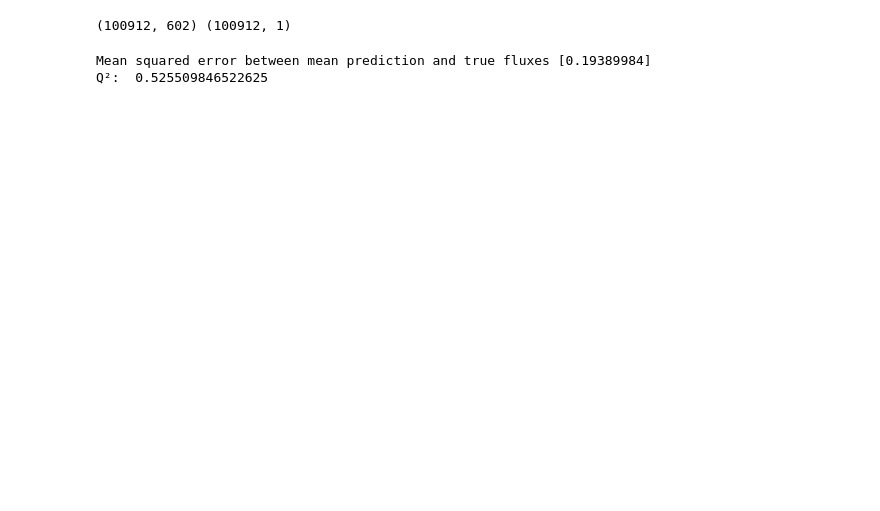
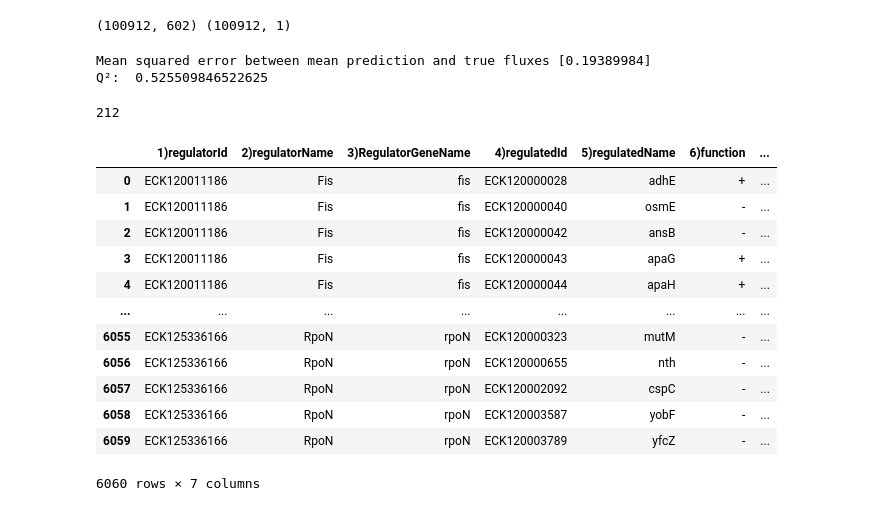
Before and after one commit to leonfaure/amn_benchmark, a Jupyter notebook: covert_2004/biolog.ipynb, the cells around one changed output. Cells and saved outputs as stored; diff of their text form; code cells hidden in the pictures; blank space fills up the shorter version.

```diff
--- a/covert_2004/biolog.ipynb
+++ b/covert_2004/biolog.ipynb
@@ -85,3 +88,26 @@ print("Q²: ", r2_score(Y, mean_xgb_pred))
 # %% [output]
 Mean squared error between mean prediction and true fluxes [0.19389984]
 Q²:  0.525509846522625
+# %%
+xp_descriptions = all_data['Experiment Description']
+genes = list(set([xp_desc.split(' ')[0] for xp_desc in xp_descriptions]))
+len(genes)
+# %% [output]
+212
+# %%
+TF_to_gene = pd.read_csv("NetWorkTFGene.txt", delimiter="\t", comment="#")
+TF_to_gene
+# %% [output]
+|  | 1)regulatorId | 2)regulatorName | 3)RegulatorGeneName | 4)regulatedId | 5)regulatedName | 6)function | ... |
+| 0 | ECK120011186 | Fis | fis | ECK120000028 | adhE | + | ... |
+| 1 | ECK120011186 | Fis | fis | ECK120000040 | osmE | - | ... |
+| 2 | ECK120011186 | Fis | fis | ECK120000042 | ansB | - | ... |
+| 3 | ECK120011186 | Fis | fis | ECK120000043 | apaG | + | ... |
+| 4 | ECK120011186 | Fis | fis | ECK120000044 | apaH | + | ... |
+| ... | ... | ... | ... | ... | ... | ... | ... |
+| 6055 | ECK125336166 | RpoN | rpoN | ECK120000323 | mutM | - | ... |
+| 6056 | ECK125336166 | RpoN | rpoN | ECK120000655 | nth | - | ... |
+| 6057 | ECK125336166 | RpoN | rpoN | ECK120002092 | cspC | - | ... |
+| 6058 | ECK125336166 | RpoN | rpoN | ECK120003587 | yobF | - | ... |
+| 6059 | ECK125336166 | RpoN | rpoN | ECK120003789 | yfcZ | - | ... |
+6060 rows × 7 columns
```
Also changed, not shown: parts of 6 cells of this notebook, 5 other files.
